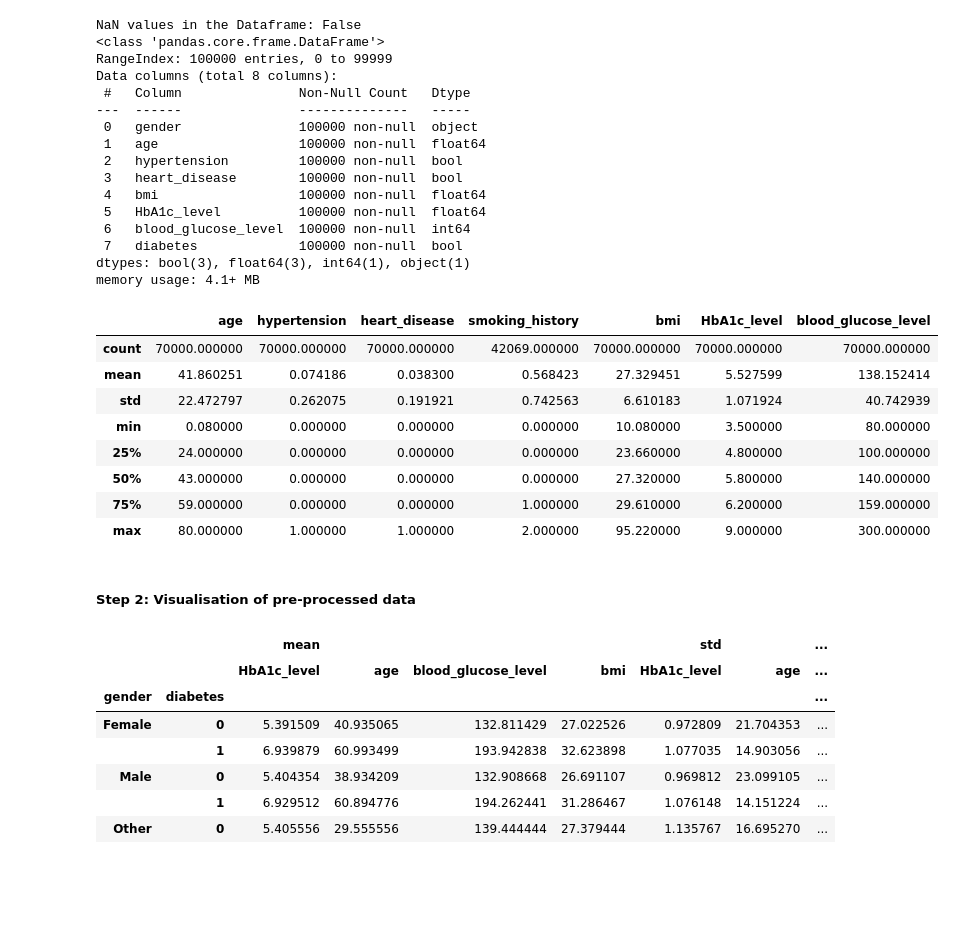
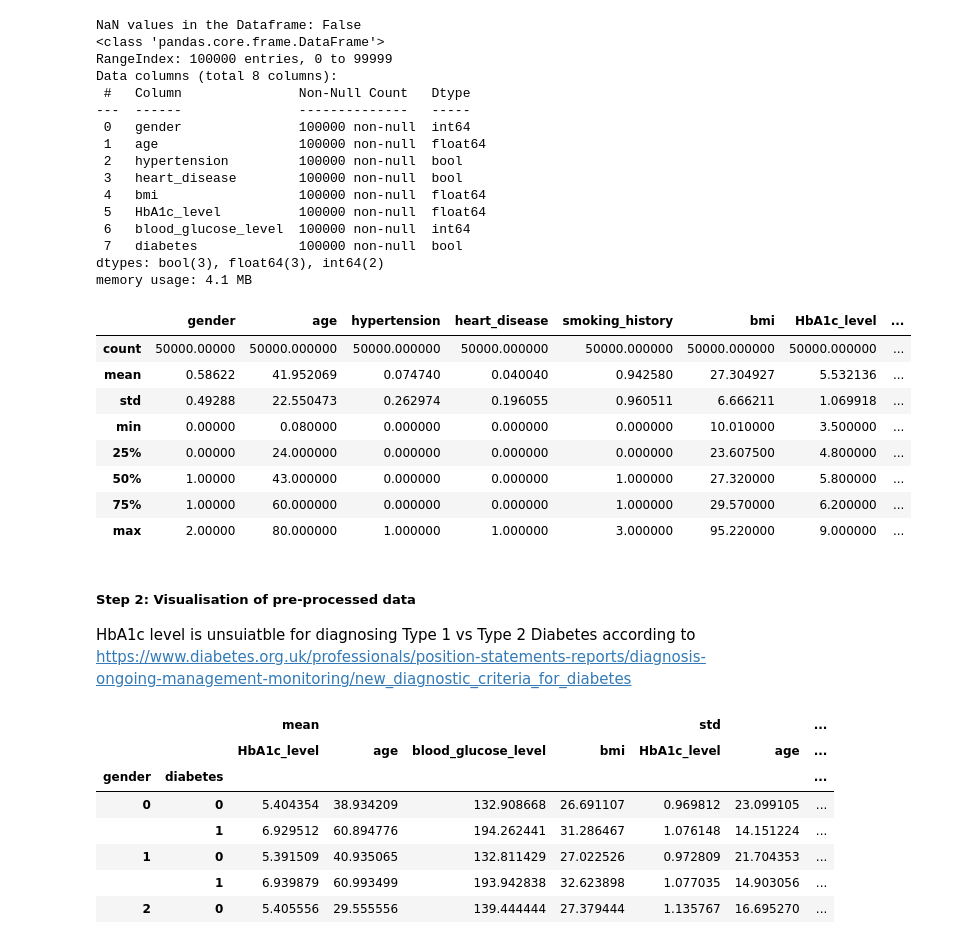
Before and after one commit to 40339093/22WSD574_ML_Coursework2, a Jupyter notebook: Coursework2.ipynb, the cells around one changed output. Cells and saved outputs as stored; diff of their text form; code cells hidden in the pictures; blank space fills up the shorter version.

```diff
--- a/Coursework2.ipynb
+++ b/Coursework2.ipynb
@@ -35,16 +36,29 @@ print(raw_df.dtypes)
 # Enumeration of the smoking_history column
 def history_enumeration(value):
     if value == "No Info" or value == "ever":
-        return np.nan
+        return 0
     elif value == "never":
+        return 1
+    elif value == "former" or value == "not current":
+        return 2
+    elif value == "current":
+        return 3
+    else:
+        return 5
+def gender_enumeration(value):
+    if value == "Male":
         return 0
-    elif value == "former" or value == "not current":
+    elif value == "Female":
         return 1
-    elif value == "current":
+    elif value == "Other":
         return 2
     else:
         return 5
+
 raw_df["smoking_history"] = [history_enumeration(x[1]["smoking_history"]) for x in raw_df.iterrows()]
+raw_df["gender"] = [gender_enumeration(x[1]["gender"]) for x in raw_df.iterrows()]
+
+print(raw_df.dtypes)
 # %% [output]
 gender                  object
 age                    float64
@@ -72,7 +96,7 @@ RangeIndex: 100000 entries, 0 to 99999
 Data columns (total 8 columns):
  #   Column               Non-Null Count   Dtype
 ---  ------               --------------   -----
- 0   gender               100000 non-null  object
+ 0   gender               100000 non-null  int64
  1   age                  100000 non-null  float64
  2   hypertension         100000 non-null  bool
  3   heart_disease        100000 non-null  bool
@@ -80,35 +104,38 @@ Data columns (total 8 columns):
  5   HbA1c_level          100000 non-null  float64
  6   blood_glucose_level  100000 non-null  int64
  7   diabetes             100000 non-null  bool
-dtypes: bool(3), float64(3), int64(1), object(1)
-memory usage: 4.1+ MB
+dtypes: bool(3), float64(3), int64(2)
+memory usage: 4.1 MB
 # %%
 # Splitting of the data into training and testing sets
 from sklearn.model_selection import train_test_split
-train_features, test_features, train_labels, test_labels = train_test_split(raw_df[["gender", "age", "hypertension", "heart_disease", "smoking_history", "bmi", "HbA1c_level", "blood_glucose_level"]], raw_df["diabetes"], test_size=0.3)
+feature_names = ["gender", "age", "hypertension", "heart_disease", "smoking_history", "bmi", "HbA1c_level", "blood_glucose_level"]
+
+train_features, test_features, train_labels, test_labels = train_test_split(raw_df[feature_names], raw_df["diabetes"], test_size=0.5)
 train_features.describe()
 # %% [output]
-|  | age | hypertension | heart_disease | smoking_history | bmi | HbA1c_level | blood_glucose_level |
-| count | 70000.000000 | 70000.000000 | 70000.000000 | 42069.000000 | 70000.000000 | 70000.000000 | 70000.000000 |
-| mean | 41.860251 | 0.074186 | 0.038300 | 0.568423 | 27.329451 | 5.527599 | 138.152414 |
-| std | 22.472797 | 0.262075 | 0.191921 | 0.742563 | 6.610183 | 1.071924 | 40.742939 |
-| min | 0.080000 | 0.000000 | 0.000000 | 0.000000 | 10.080000 | 3.500000 | 80.000000 |
-| 25% | 24.000000 | 0.000000 | 0.000000 | 0.000000 | 23.660000 | 4.800000 | 100.000000 |
-| 50% | 43.000000 | 0.000000 | 0.000000 | 0.000000 | 27.320000 | 5.800000 | 140.000000 |
-| 75% | 59.000000 | 0.000000 | 0.000000 | 1.000000 | 29.610000 | 6.200000 | 159.000000 |
-| max | 80.000000 | 1.000000 | 1.000000 | 2.000000 | 95.220000 | 9.000000 | 300.000000 |
+|  | gender | age | hypertension | heart_disease | smoking_history | bmi | HbA1c_level | ... |
+| count | 50000.00000 | 50000.000000 | 50000.000000 | 50000.000000 | 50000.000000 | 50000.000000 | 50000.000000 | ... |
+| mean | 0.58622 | 41.952069 | 0.074740 | 0.040040 | 0.942580 | 27.304927 | 5.532136 | ... |
+| std | 0.49288 | 22.550473 | 0.262974 | 0.196055 | 0.960511 | 6.666211 | 1.069918 | ... |
+| min | 0.00000 | 0.080000 | 0.000000 | 0.000000 | 0.000000 | 10.010000 | 3.500000 | ... |
+| 25% | 0.00000 | 24.000000 | 0.000000 | 0.000000 | 0.000000 | 23.607500 | 4.800000 | ... |
+| 50% | 1.00000 | 43.000000 | 0.000000 | 0.000000 | 1.000000 | 27.320000 | 5.800000 | ... |
+| 75% | 1.00000 | 60.000000 | 0.000000 | 0.000000 | 1.000000 | 29.570000 | 6.200000 | ... |
+| max | 2.00000 | 80.000000 | 1.000000 | 1.000000 | 3.000000 | 95.220000 | 9.000000 | ... |
-# %% [markdown]
-##### Step 2: Visualisation of pre-processed data
+# %% [markdown]
+##### Step 2: Visualisation of pre-processed data
+HbA1c level is unsuiatble for diagnosing Type 1 vs Type 2 Diabetes according to https://www.diabetes.org.uk/professionals/position-statements-reports/diagnosis-ongoing-management-monitoring/new_diagnostic_criteria_for_diabetes
 # %%
 raw_df.pivot_table(values=["age", "bmi", "HbA1c_level", "blood_glucose_level"], index=["gender","diabetes"], aggfunc=[np.mean, np.std, min, max])
 # %% [output]
 |  |  | mean |  |  |  | std |  | ... |
 |  |  | HbA1c_level | age | blood_glucose_level | bmi | HbA1c_level | age | ... |
 | gender | diabetes |  |  |  |  |  |  | ... |
-| Female | 0 | 5.391509 | 40.935065 | 132.811429 | 27.022526 | 0.972809 | 21.704353 | ... |
+| 0 | 0 | 5.404354 | 38.934209 | 132.908668 | 26.691107 | 0.969812 | 23.099105 | ... |
+|  | 1 | 6.929512 | 60.894776 | 194.262441 | 31.286467 | 1.076148 | 14.151224 | ... |
+| 1 | 0 | 5.391509 | 40.935065 | 132.811429 | 27.022526 | 0.972809 | 21.704353 | ... |
 |  | 1 | 6.939879 | 60.993499 | 193.942838 | 32.623898 | 1.077035 | 14.903056 | ... |
-| Male | 0 | 5.404354 | 38.934209 | 132.908668 | 26.691107 | 0.969812 | 23.099105 | ... |
-|  | 1 | 6.929512 | 60.894776 | 194.262441 | 31.286467 | 1.076148 | 14.151224 | ... |
-| Other | 0 | 5.405556 | 29.555556 | 139.444444 | 27.379444 | 1.135767 | 16.695270 | ... |
+| 2 | 0 | 5.405556 | 29.555556 | 139.444444 | 27.379444 | 1.135767 | 16.695270 | ... |
 # %%
 mf_split = raw_df[["gender", "age"]].groupby("gender").count()
```
Also changed, not shown: parts of 18 cells of this notebook.
